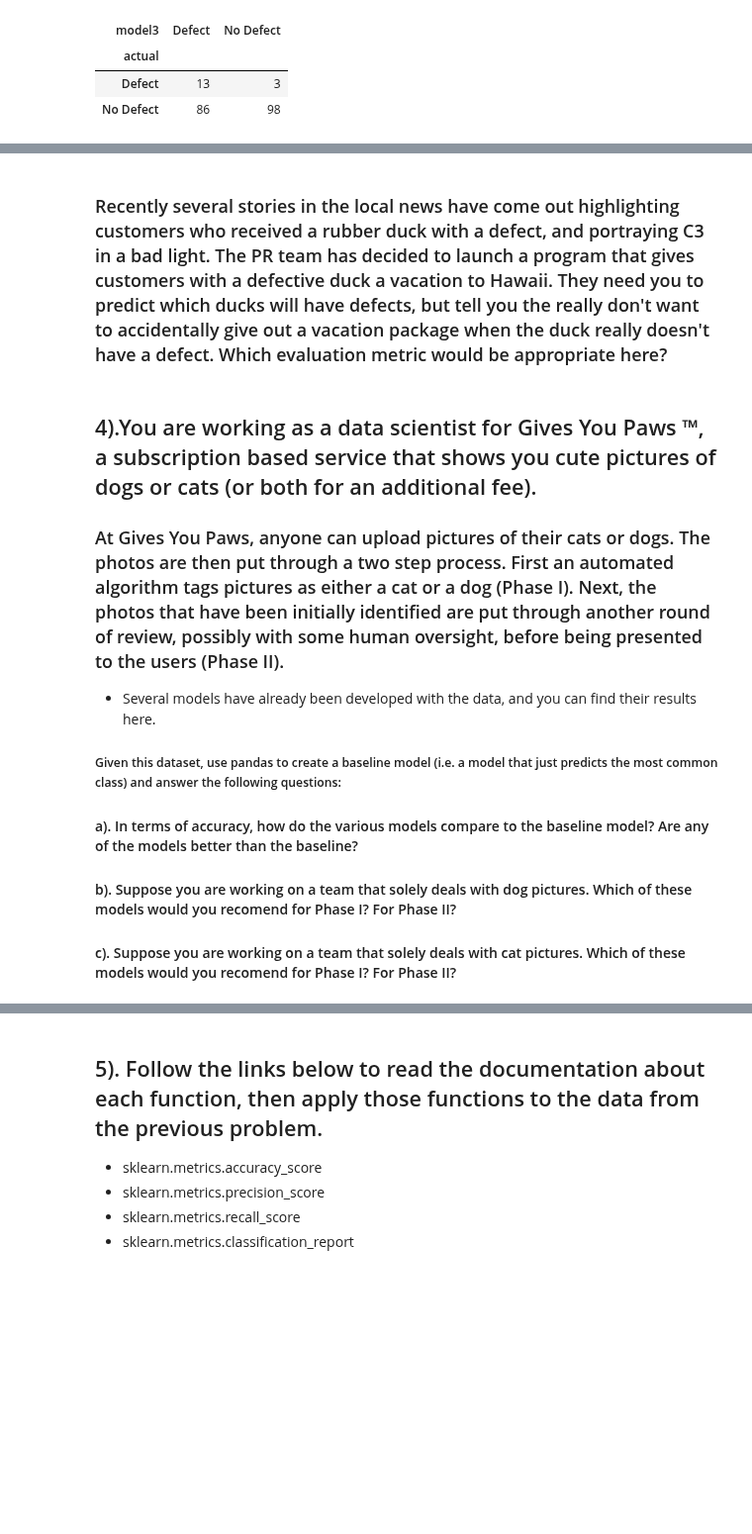
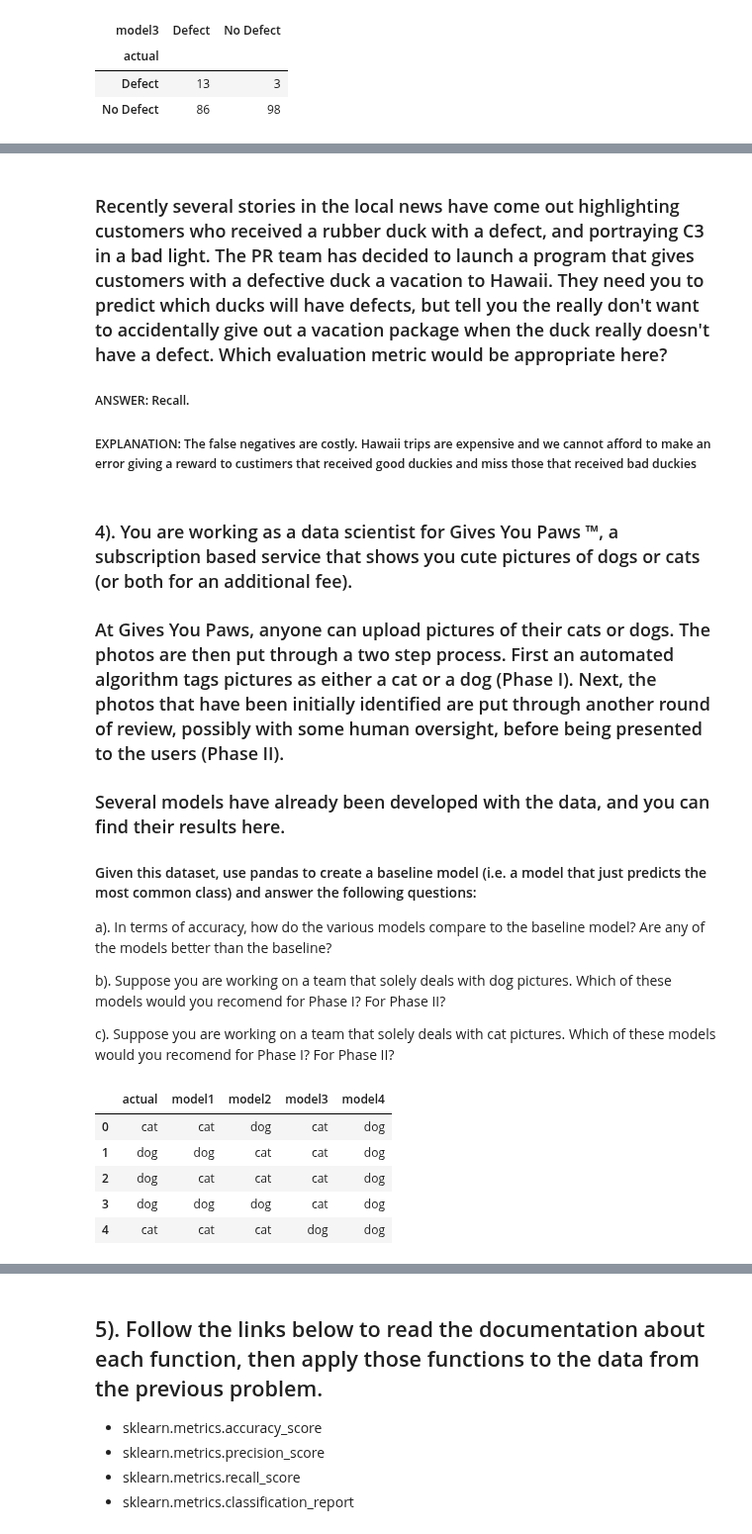
Before and after one commit to stephenkipkurui/regression-exercises, a Jupyter notebook: model_evaluation.ipynb, the cells around one changed output, grey strips where cells are left out. Shown at 99% size. Cells and saved outputs as stored; diff of their text form; code cells hidden in the pictures; blank space fills up the shorter version.

```diff
--- a/model_evaluation.ipynb
+++ b/model_evaluation.ipynb
@@ -366,2 +396,6 @@ MODEL III: Accuracy | Recall | Precision
 # %% [markdown]
 ### Recently several stories in the local news have come out highlighting customers who received a rubber duck with a defect, and portraying C3 in a bad light. The PR team has decided to launch a program that gives customers with a defective duck a vacation to Hawaii. They need you to predict which ducks will have defects, but tell you the really don't want to accidentally give out a vacation package when the duck really doesn't have a defect. Which evaluation metric would be appropriate here?
+
+##### ANSWER: Recall.
+
+##### EXPLANATION: The false negatives are costly. Hawaii trips are expensive and we cannot afford to make an error giving a reward to custimers that received good duckies and miss those that received bad duckies
@@ -372,12 +402,26 @@ MODEL III: Accuracy | Recall | Precision
 # %% [markdown]
-## 4).You are working as a data scientist for Gives You Paws ™, a subscription based service that shows you cute pictures of dogs or cats (or both for an additional fee).
+### 4). You are working as a data scientist for Gives You Paws ™, a subscription based service that shows you cute pictures of dogs or cats (or both for an additional fee).
 
 ### At Gives You Paws, anyone can upload pictures of their cats or dogs. The photos are then put through a two step process. First an automated algorithm tags pictures as either a cat or a dog (Phase I). Next, the photos that have been initially identified are put through another round of review, possibly with some human oversight, before being presented to the users (Phase II).
 
--  Several models have already been developed with the data, and you can find their results here.
+### Several models have already been developed with the data, and you can find their results here.
 
-##### Given this dataset, use pandas to create a baseline model (i.e. a model that just predicts the most common class) and answer the following questions:
+#### Given this dataset, use pandas to create a baseline model (i.e. a model that just predicts the most common class) and answer the following questions:
 
-#### a). In terms of accuracy, how do the various models compare to the baseline model? Are any of the models better than the baseline?
-#### b). Suppose you are working on a team that solely deals with dog pictures. Which of these models would you recomend for Phase I? For Phase II?
-#### c). Suppose you are working on a team that solely deals with cat pictures. Which of these models would you recomend for Phase I? For Phase II?
+
+a). In terms of accuracy, how do the various models compare to the baseline model? Are any of the models better than the baseline?
+
+
+b). Suppose you are working on a team that solely deals with dog pictures. Which of these models would you recomend for Phase I? For Phase II?
+
+c). Suppose you are working on a team that solely deals with cat pictures. Which of these models would you recomend for Phase I? For Phase II?
+# %%
+paws = pd.read_csv('gives_you_paws.csv')
+paws.head()
+# %% [output]
+|  | actual | model1 | model2 | model3 | model4 |
+| 0 | cat | cat | dog | cat | dog |
+| 1 | dog | dog | cat | cat | dog |
+| 2 | dog | cat | cat | cat | dog |
+| 3 | dog | dog | dog | cat | dog |
+| 4 | cat | cat | cat | dog | dog |
```
Also changed, not shown: parts of 48 cells of this notebook.
